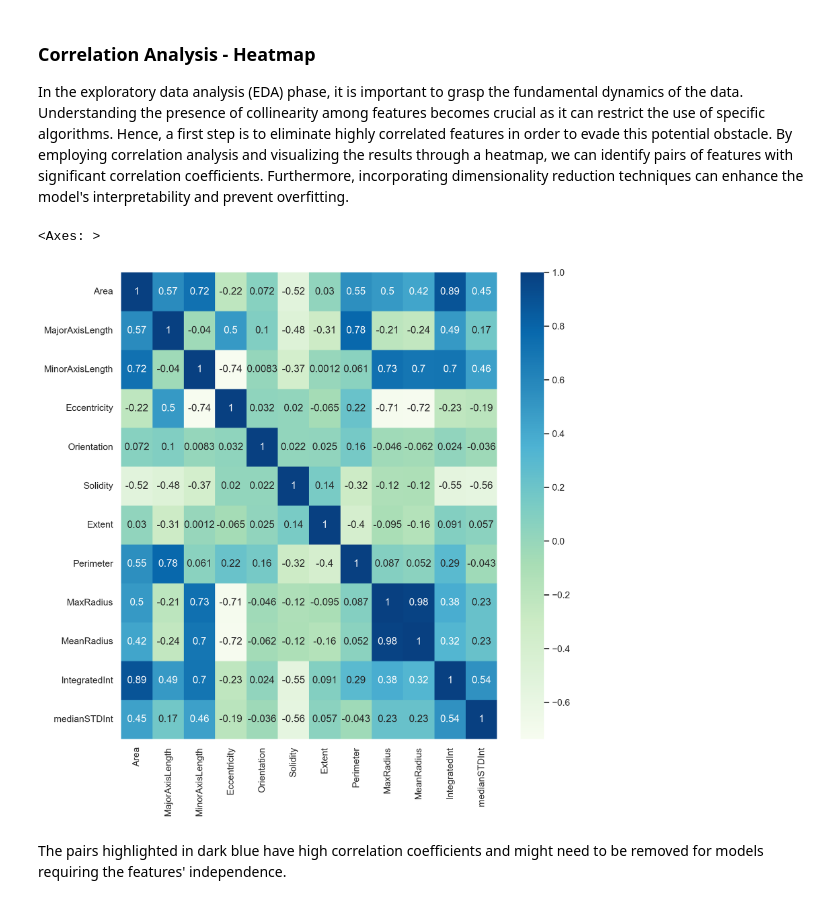
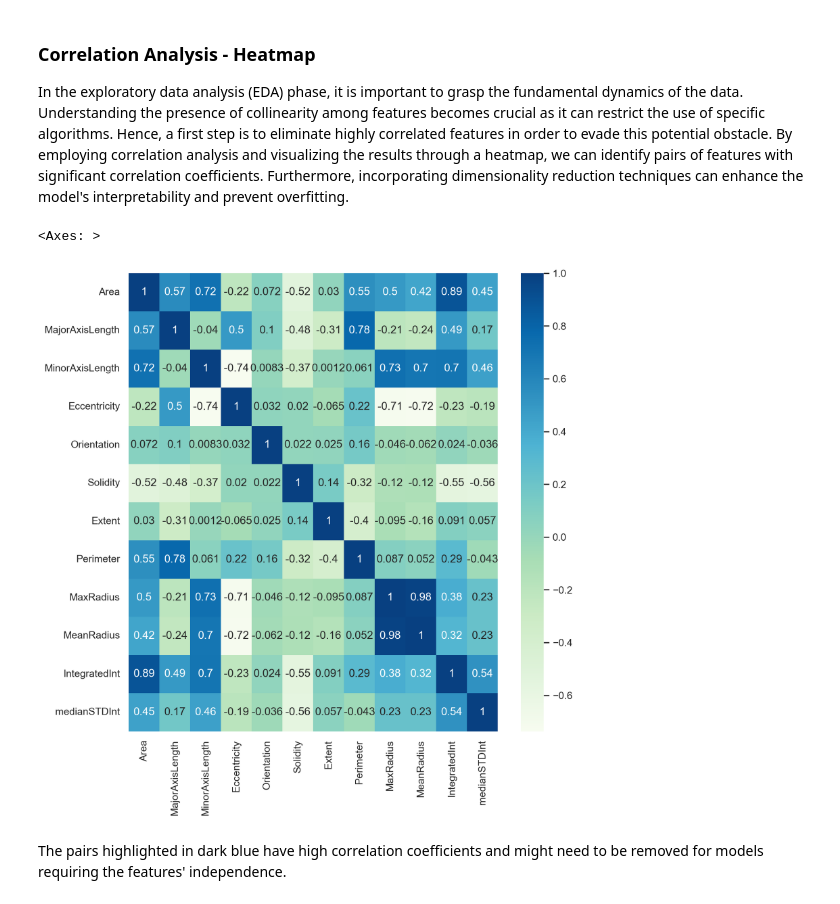
Before and after one commit to COGS118A/Group024-SP23, a Jupyter notebook: Checkpoint_Group024-SP23.ipynb, the cells around one changed output. Drawn from its saved outputs; the diff is of its cells as text; code cells hidden in the pictures.

```diff
--- a/Checkpoint_Group024-SP23.ipynb
+++ b/Checkpoint_Group024-SP23.ipynb
@@ -160,12 +141,12 @@ eda = df.drop(columns = ['MedianRadius', 'meanInt', 'dx', 'dy', 'Magnitude', 'An
 In the exploratory data analysis (EDA) phase, it is important to grasp the fundamental dynamics of the data. Understanding the presence of collinearity among features becomes crucial as it can restrict the use of specific algorithms. Hence, a first step is to eliminate highly correlated features in order to evade this potential obstacle. By employing correlation analysis and visualizing the results through a heatmap, we can identify pairs of features with significant correlation coefficients. Furthermore, incorporating dimensionality reduction techniques can enhance the model's interpretability and prevent overfitting.
 # %%
 #correlational analysis
-plt.figure(figsize = (10,10))
+plt.figure(figsize = (9,9))
 correlation = eda.iloc[:100, :-1].corr()
 sns.heatmap(correlation, cmap = "GnBu", annot = True)
 # %% [output]
 <Axes: >
-[figure, old version]
+[figure, new version]
 # %% [markdown]
 The pairs highlighted in dark blue have high correlation coefficients and might need to be removed for models requiring the features' independence.
 # %% [markdown]
```
Also changed, not shown: parts of 2 cells of this notebook, 1 other file.
